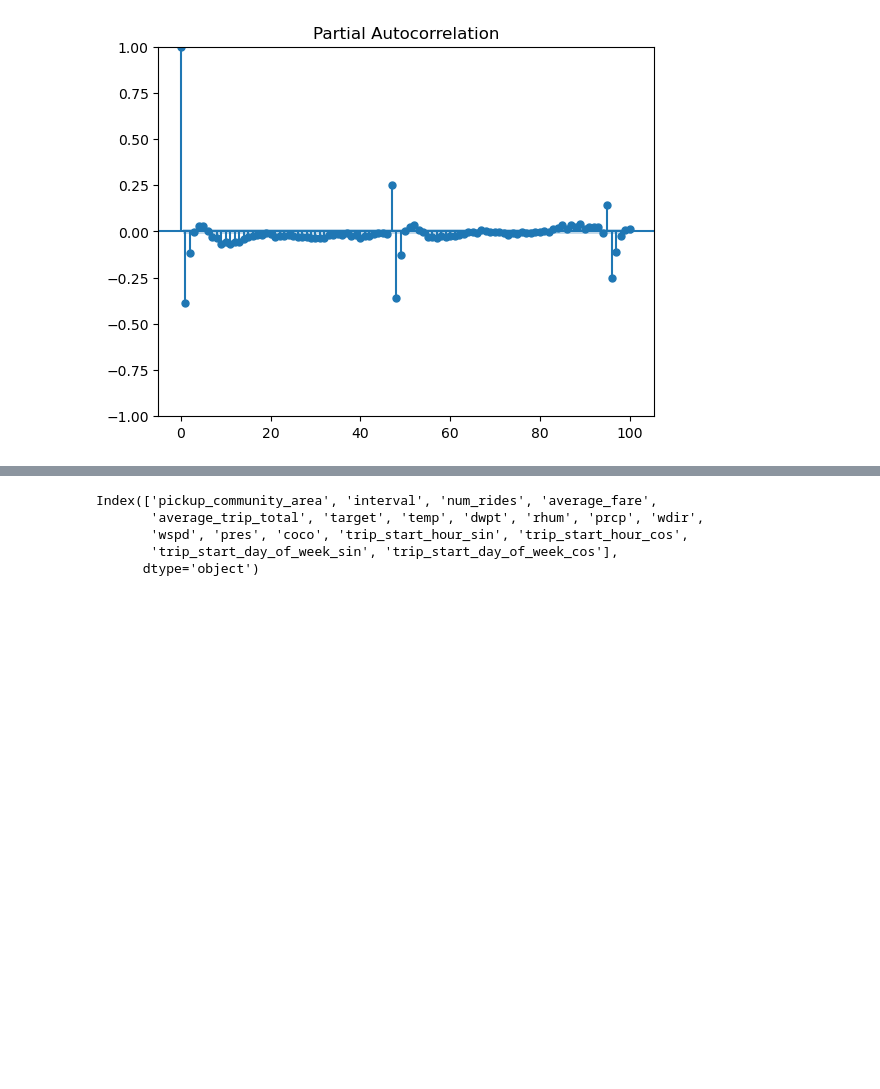
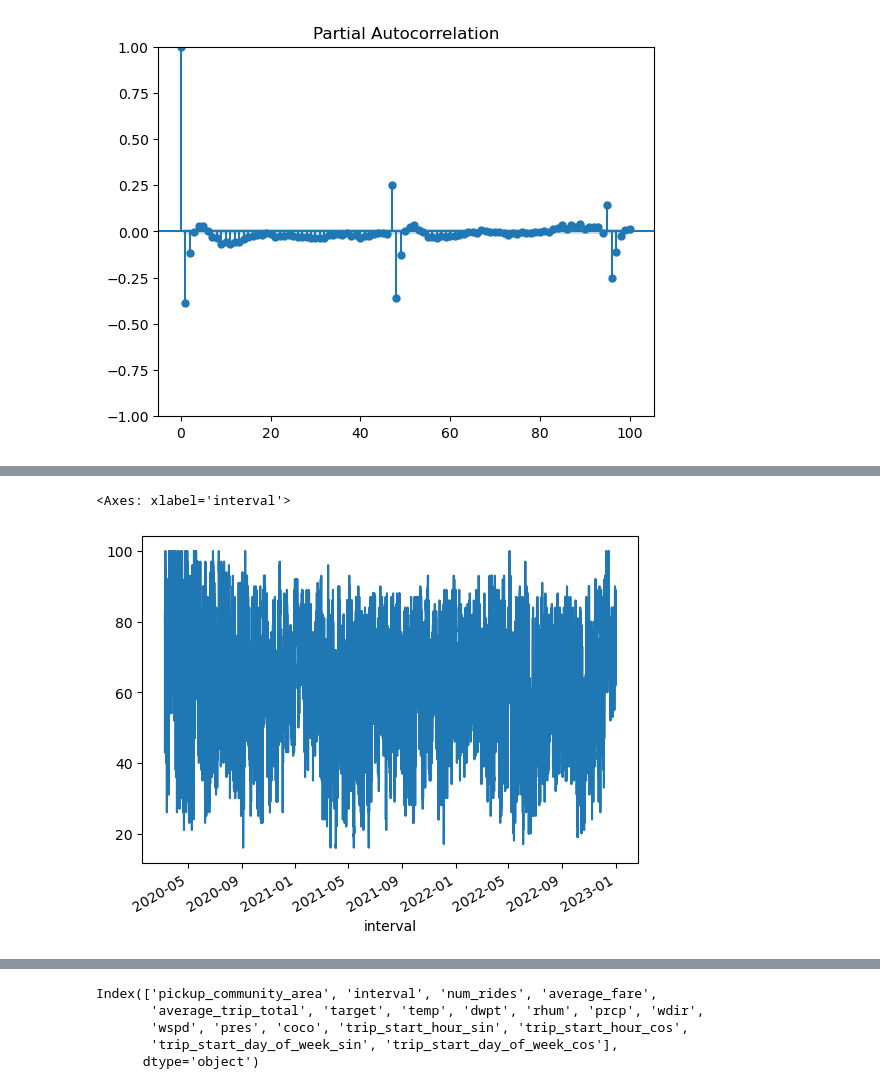
Before and after one commit to GarettKaube/Ride-Sharing-Spatio-Temporal-Demand-Forecasting-System, a Jupyter notebook: modeling.ipynb, the cells around one changed output, grey strips where cells are left out. Cells and saved outputs as stored; diff of their text form; code cells hidden in the pictures; blank space fills up the shorter version.

```diff
--- a/modeling.ipynb
+++ b/modeling.ipynb
@@ -898,0 +893,5 @@ pacf = plot_pacf(train_com1_seas_diff, lags = 100)
+# %%
+comm_8["rhum"].plot()
+# %% [output]
+<Axes: xlabel='interval'>
+[figure, added]
```
Also changed, not shown: parts of 60 cells of this notebook.
